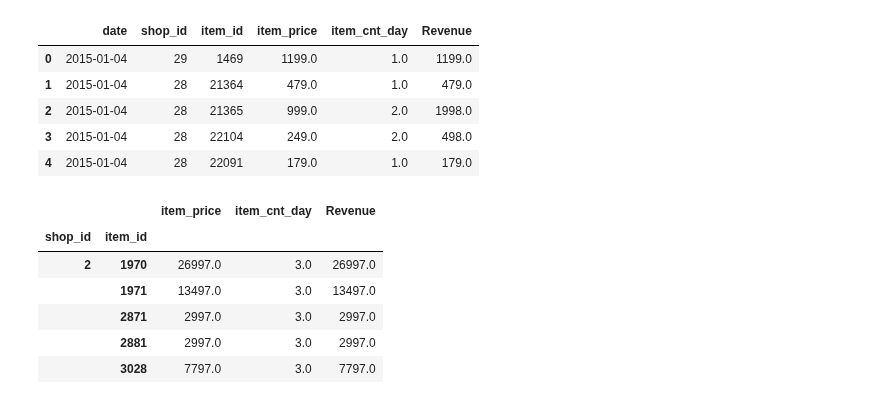
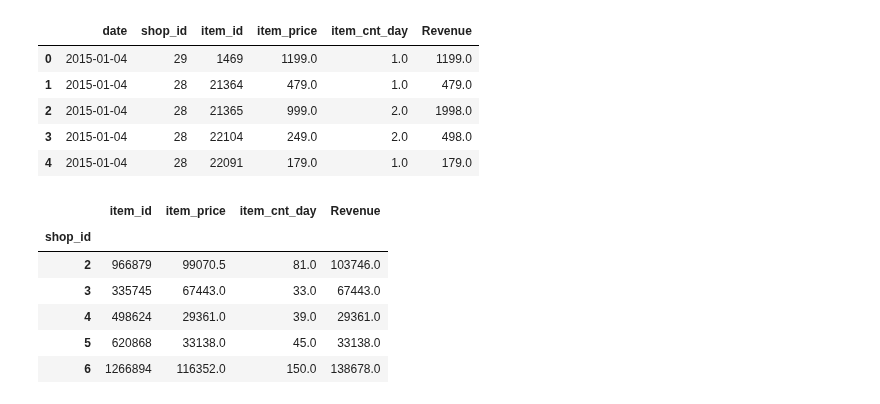
Before and after one commit to ta-data-bcn/lab-df-calculation-and-transformation, a Jupyter notebook: your-code/main.ipynb, the cells around one changed output. Cells and saved outputs as stored; diff of their text form; code cells hidden in the pictures.

```diff
--- a/your-code/main.ipynb
+++ b/your-code/main.ipynb
@@ -95,12 +140,12 @@ reven.head()
 | 3 | 2015-01-04 | 28 | 22104 | 249.0 | 2.0 | 498.0 |
 | 4 | 2015-01-04 | 28 | 22091 | 179.0 | 1.0 | 179.0 |
 # %%
-reven.groupby(["shop_id","item_id"]).sum().head()
+reven.groupby('shop_id').sum().head()
 # %% [output]
-|  |  | item_price | item_cnt_day | Revenue |
-| shop_id | item_id |  |  |  |
-| 2 | 1970 | 26997.0 | 3.0 | 26997.0 |
-|  | 1971 | 13497.0 | 3.0 | 13497.0 |
-|  | 2871 | 2997.0 | 3.0 | 2997.0 |
-|  | 2881 | 2997.0 | 3.0 | 2997.0 |
-|  | 3028 | 7797.0 | 3.0 | 7797.0 |
+|  | item_id | item_price | item_cnt_day | Revenue |
+| shop_id |  |  |  |  |
+| 2 | 966879 | 99070.5 | 81.0 | 103746.0 |
+| 3 | 335745 | 67443.0 | 33.0 | 67443.0 |
+| 4 | 498624 | 29361.0 | 39.0 | 29361.0 |
+| 5 | 620868 | 33138.0 | 45.0 | 33138.0 |
+| 6 | 1266894 | 116352.0 | 150.0 | 138678.0 |
```
Also changed, not shown: parts of 13 cells of this notebook.
